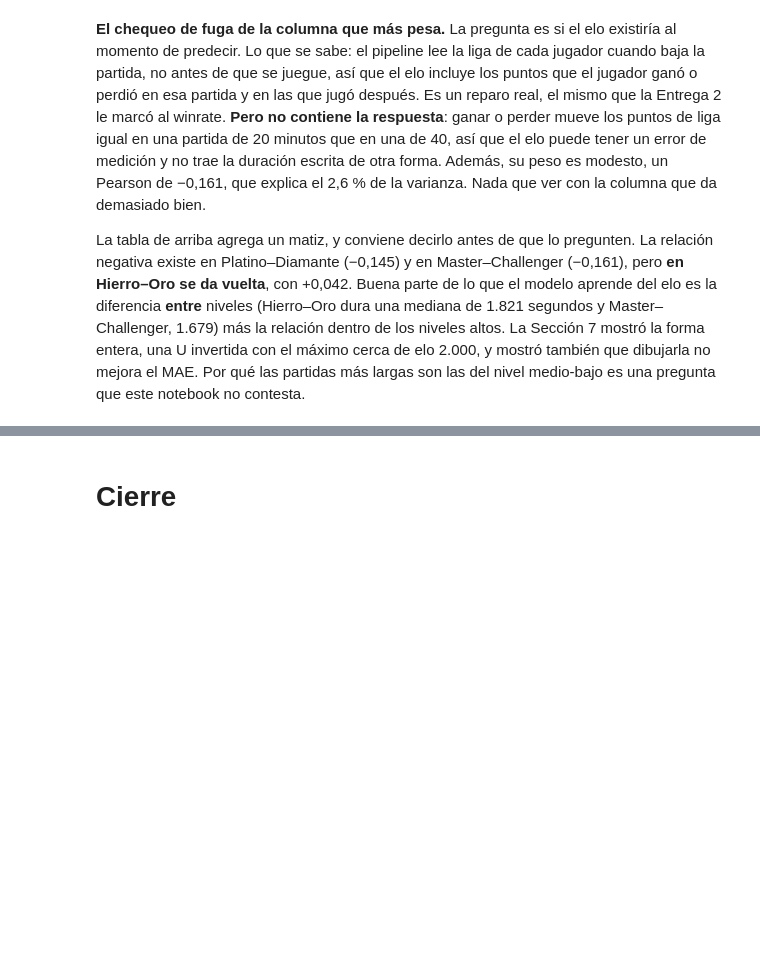
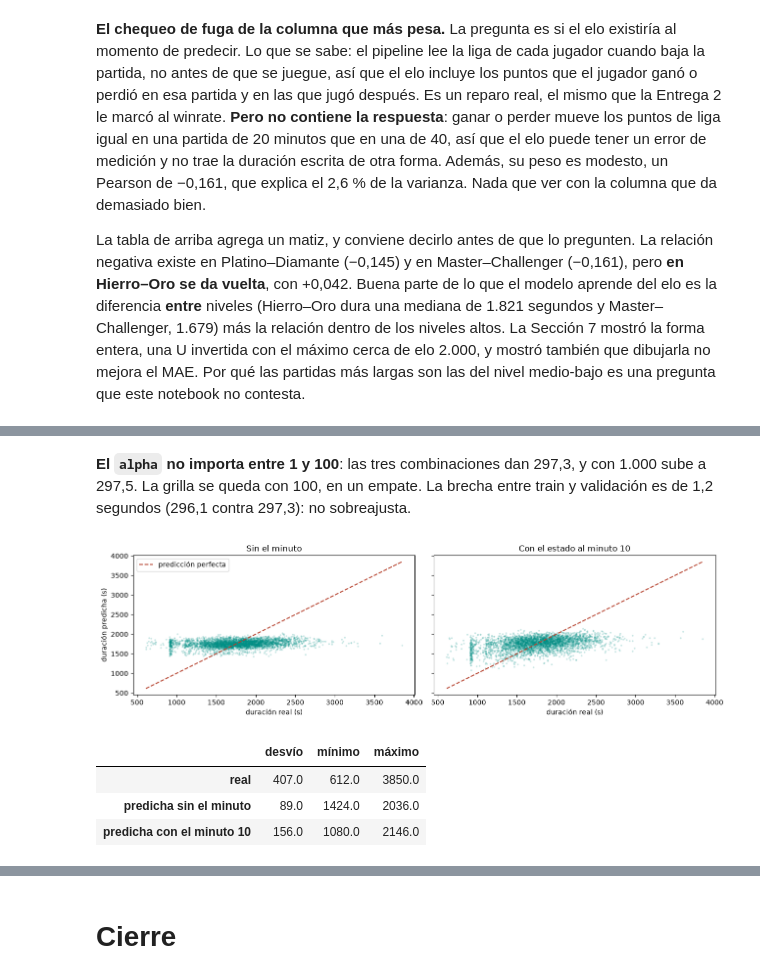
Before and after one commit to aguilarezequiel/FF-15, a Jupyter notebook: notebooks/entrega-3/modelado_entrega3.ipynb, the cells around one changed output, grey strips where cells are left out. Saved outputs shown, nothing was run; the diff lists cells and outputs as text; code cells hidden in the pictures; blank space fills up the shorter version.

```diff
--- a/notebooks/entrega-3/modelado_entrega3.ipynb
+++ b/notebooks/entrega-3/modelado_entrega3.ipynb
@@ -1485,0 +1811,17 @@ este notebook no contesta.
+# %%
+# El test, una vez por minuto: el piso, el elegido sin el minuto y el elegido con el minuto, sobre las mismas partidas
+test_min, test_grupo = {}, {}
+for n in MINUTOS:
+    Xn, yn, Xn_te, yn_te = particion[n]
+    nombre, modelo = elegidos_min[n]
+    predicciones = {"piso (mediana)": clone(piso).fit(Xn, yn).predict(Xn_te),
+                    "el elegido, sin el minuto": clone(elegido).fit(Xn, yn).predict(Xn_te),
+                    f"{nombre} + minuto": modelo.predict(Xn_te)}
+    g = grupo.loc[Xn_te.index]
+    for etiqueta, pred in predicciones.items():
+        pred = pd.Series(pred, index=Xn_te.index)
+        test_min[(n, etiqueta)] = {"MAE test": mean_absolute_error(yn_te, pred), "R² test": r2_score(yn_te, pred),
+                                   "partidas": len(yn_te)}
+        test_grupo[(n, etiqueta)] = mae_por_grupo(yn_te, pred, g)
+
+pd.DataFrame(test_min).T.round(3)
@@ -1485,0 +1944,34 @@ este notebook no contesta.
+# %% [markdown]
+**El `alpha` no importa entre 1 y 100**: las tres combinaciones dan 297,3, y con
+1.000 sube a 297,5. La grilla se queda con 100, en un empate. La brecha entre train
+y validación es de 1,2 segundos (296,1 contra 297,3): no sobreajusta.
+# %%
+# Lo real contra lo predicho en el test del minuto 10, sin el minuto y con él
+Xn, yn, Xn_te, yn_te = particion[10]
+final = elegidos_min[10][1]
+pred_final = pd.Series(final.predict(Xn_te), index=Xn_te.index)
+pred_sin = pd.Series(clone(elegido).fit(Xn, yn).predict(Xn_te), index=Xn_te.index)
+
+fig, axes = plt.subplots(1, 2, figsize=(13, 3.8), sharey=True)
+lim = [yn_te.min(), yn_te.max()]
+for ax, (titulo, pred) in zip(axes, {"Sin el minuto": pred_sin, "Con el estado al minuto 10": pred_final}.items()):
+    ax.scatter(yn_te, pred, s=3, alpha=.15, color=TEAL)
+    ax.plot(lim, lim, color=LADRILLO, linestyle="--", label="predicción perfecta")
+    ax.set_xlabel("duración real (s)")
+    ax.set_title(titulo)
+axes[0].set_ylabel("duración predicha (s)")
+axes[0].legend()
+plt.tight_layout()
+plt.show()
+# %% [output]
+[figure, added]
+# %%
+# El rango de lo que se anima a contestar cada uno, contra el rango de lo real
+pd.DataFrame({etiqueta: {"desvío": pred.std(), "mínimo": pred.min(), "máximo": pred.max()}
+              for etiqueta, pred in {"real": yn_te, "predicha sin el minuto": pred_sin,
+                                     "predicha con el minuto 10": pred_final}.items()}).T.round(0)
+# %% [output]
+|  | desvío | mínimo | máximo |
+| real | 407.0 | 612.0 | 3850.0 |
+| predicha sin el minuto | 89.0 | 1424.0 | 2036.0 |
+| predicha con el minuto 10 | 156.0 | 1080.0 | 2146.0 |
```
Also changed, not shown: parts of 37 cells of this notebook, 17 other files.
